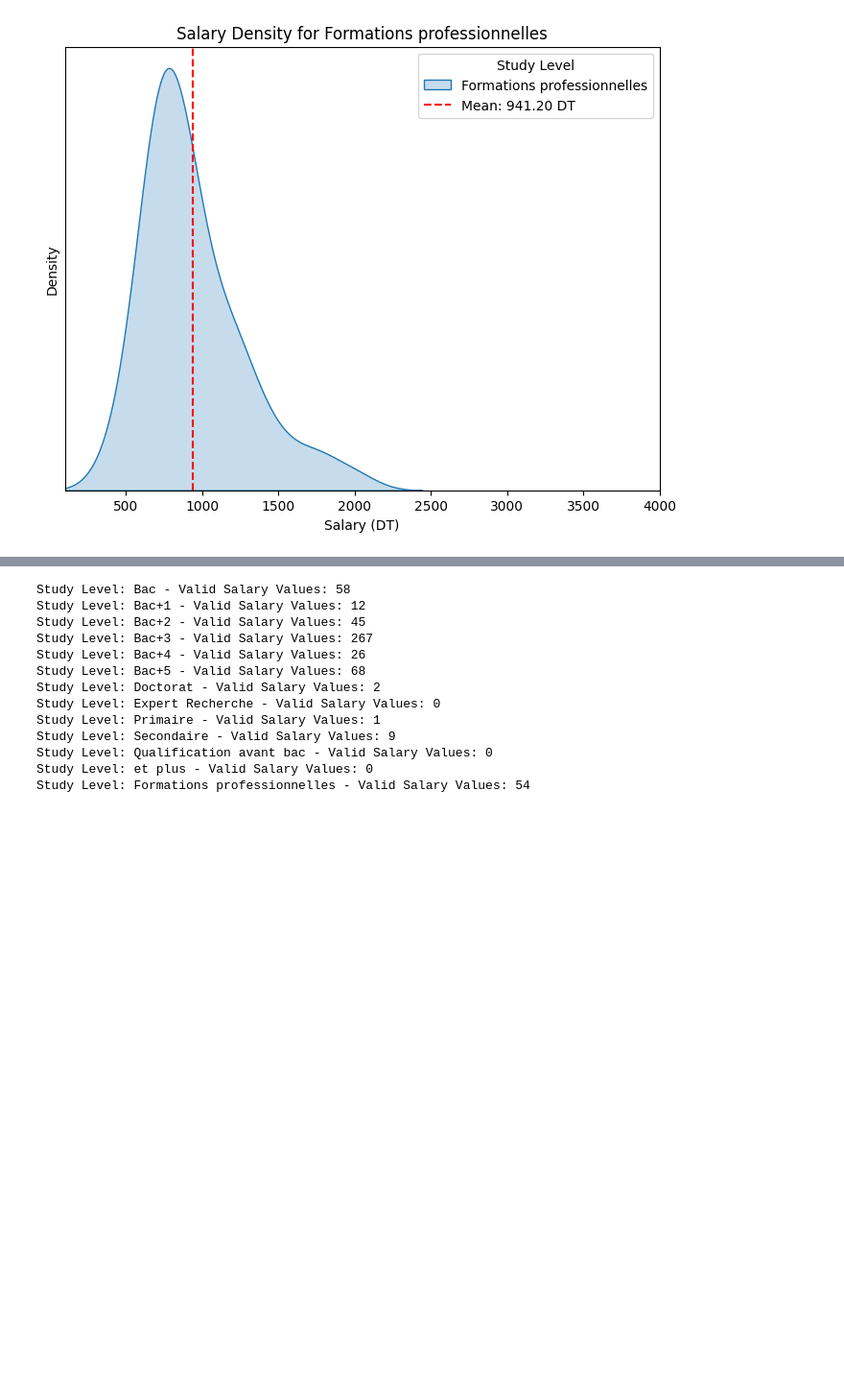
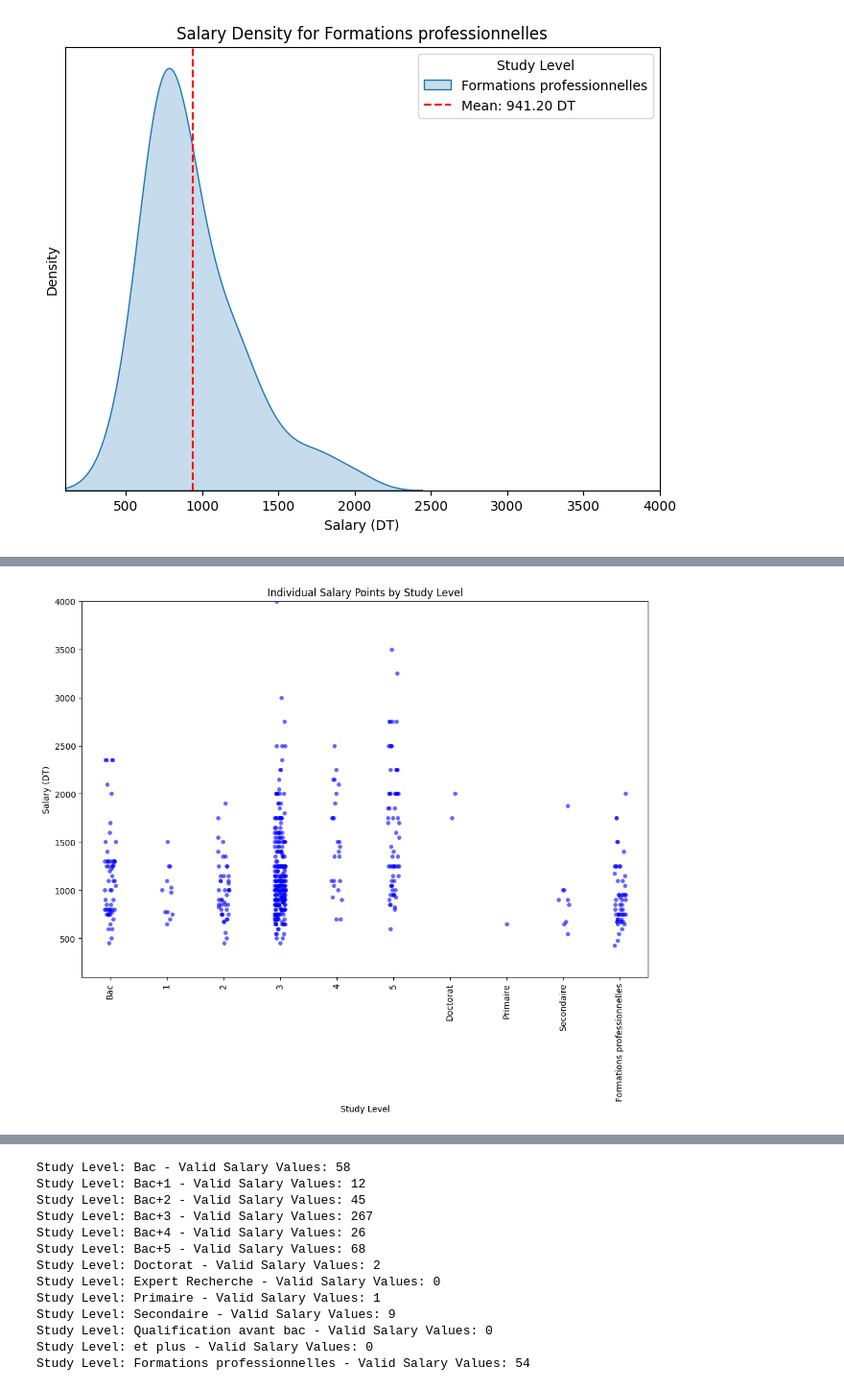
Before and after one commit to ImtiezMrad/ML-project, a Jupyter notebook: tanitjobsscrapper/data_preparation.ipynb, the cells around one changed output, grey strips where cells are left out. Shown at 96% size. Saved outputs shown, nothing was run; the diff lists cells and outputs as text; code cells hidden in the pictures; blank space fills up the shorter version.

```diff
--- a/tanitjobsscrapper/data_preparation.ipynb
+++ b/tanitjobsscrapper/data_preparation.ipynb
@@ -665,3 +783,99 @@ Name: Study Level, Length: 542, dtype: object
 [figure]
 [figure]
 [figure]
+# %%
+import matplotlib.pyplot as plt
+import seaborn as sns
+import pandas as pd
+import numpy as np
+import re
+
+# Process the salary function
+def process_salary(salary):
+    if salary is None or pd.isna(salary) or "DT / Mois" not in salary:
+        return np.nan
+    salary = salary.replace(" DT / Mois", "").replace(",", ".")
+    if "-" in salary:
+        try:
+            low, high = map(float, salary.split(" - "))
+            if low <= 100 or high <= 100:  # Outliers
+                return np.nan
+            return (low + high) / 2
+        except ValueError:
+            return np.nan
+    else:
+        try:
+            value = float(salary)
+            if value <= 100:  # Outliers
+                return np.nan
+            return value
+        except ValueError:
+            return np.nan
+
+# Apply the processing on the salary column
+combined_df["Processed_Salary"] = combined_df["Salary"].apply(process_salary)
+
+# Filter out rows with invalid salary data
+valid_salaries = combined_df.dropna(subset=["Processed_Salary"])
+
+# List of unique study levels
+unique_Study_Levels = ['Bac', '1', '2', '3', '4', '5', 'Doctorat', 'Expert Recherche',
+                       'Primaire', 'Secondaire', 'Qualification avant bac', 'et plus', 'Formations professionnelles']
+
+# Initialize the dictionary to store study level counts
+study_level_counts = {}
+
+# Separate Bac and Bac+ levels correctly
+for level in unique_Study_Levels:
+    if "Bac+" in level:  # Bac+ levels
+        count_spaces = combined_df[combined_df["Study Level"].str.contains(r'\bBac\s*\+\s*' + re.escape(level.split('+')[1]) + r'\b', case=False, na=False)].shape[0]
+        study_level_counts[level] = count_spaces
+    elif "Bac" in level:  # Bac level without Bac+
+        count_bac = combined_df[combined_df["Study Level"].str.contains(r'\bBac\b', case=False, na=False) &
+                               ~combined_df["Study Level"].str.contains(r'\bBac\s*\+', case=False, na=False)].shape[0]
+        study_level_counts['Bac'] = count_bac
+    else:  # Other levels
+        count = combined_df[combined_df["Study Level"].str.contains(r'\b' + re.escape(level) + r'\b', case=False, na=False)].shape[0]
+        study_level_counts[level] = count
+
+# Merge the secondary category "Secondaire" into "Qualification avant bac"
+study_level_counts["Qualification avant bac"] += study_level_counts.pop("Secondaire", 0)
+
+# Aggregate other categories into "Autres"
+autres_categories = ["Primaire", "Expert Recherche", "et plus", "Doctorat"]
+study_level_counts["Autres"] = sum([study_level_counts.pop(cat, 0) for cat in autres_categories])
+
+# Display study level counts
+print("Nombre d'offres par niveau d'étude :")
+for level, count in study_level_counts.items():
+    print(f"{level}: {count}")
+
+print(valid_salaries["Study Level"])
+
+# Create a strip plot for salary values by study level
+# Loop through each study level for plotting
+plt.figure(figsize=(12, 8))  # Set the figure size for better visualization
+
+for level in unique_Study_Levels:
+    # Special handling for the "Bac" level to exclude "Bac+" levels
+    if level == "Bac":
+        study_level_data = valid_salaries[valid_salaries["Study Level"].str.contains(r'\bBac\b', case=False, na=False) &
+                                         ~valid_salaries["Study Level"].str.contains(r'\bBac\s*\+', case=False, na=False)]
+    else:
+        study_level_data = valid_salaries[valid_salaries["Study Level"].str.contains(level, case=False, na=False)]
+
+    # Check if there are valid salaries for this study level
+    if study_level_data['Processed_Salary'].notna().any():
+        # Plot the individual salary points using stripplot
+        sns.stripplot(x=[level] * len(study_level_data), y=study_level_data['Processed_Salary'], jitter=True, color='blue', alpha=0.6)
+
+# Customize the plot
+plt.title('Individual Salary Points by Study Level')
+plt.xlabel('Study Level')
+plt.ylabel('Salary (DT)')
+plt.xticks(rotation=90)  # Rotate x-axis labels to avoid overlap
+plt.ylim(100, 4000)  # Limit the salary range for better visualization
+
+# Show the plot
+plt.show()
+# %% [output]
@@ -667,0 +899 @@ Name: Study Level, Length: 542, dtype: object
+[figure, added]
```
Also changed, not shown: parts of 9 cells of this notebook, 2 other files.
